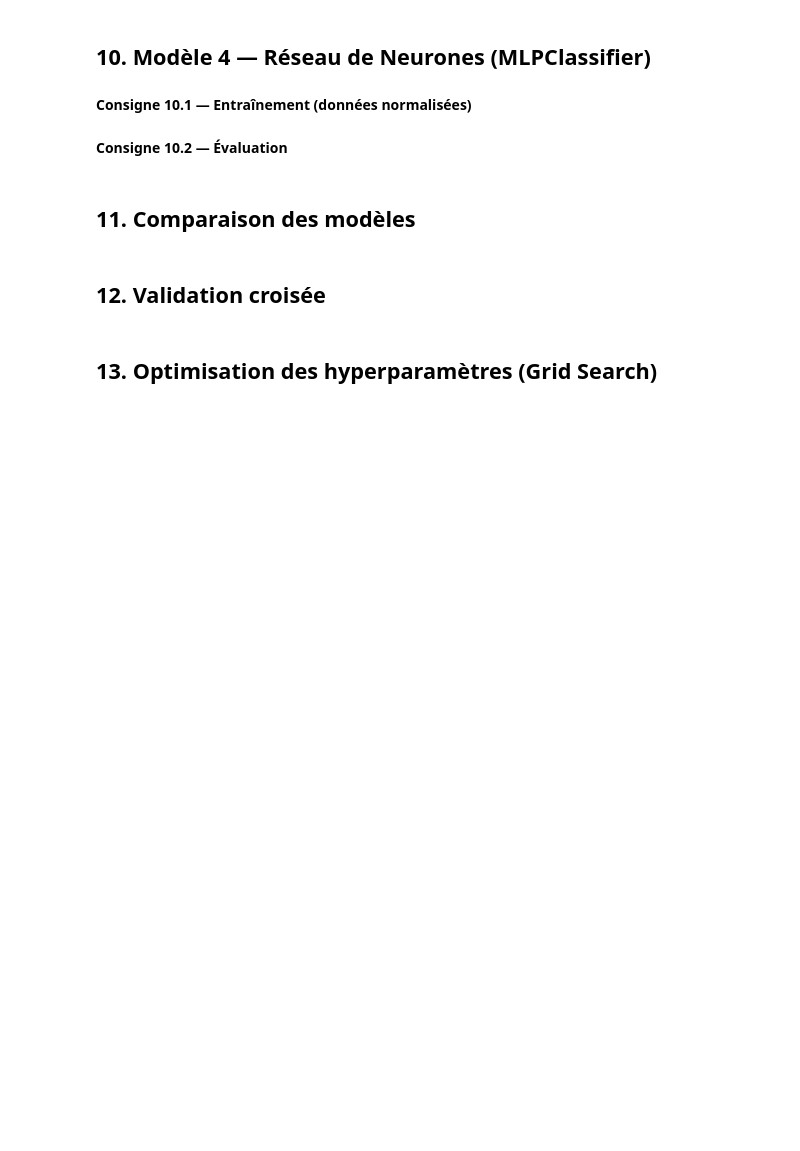
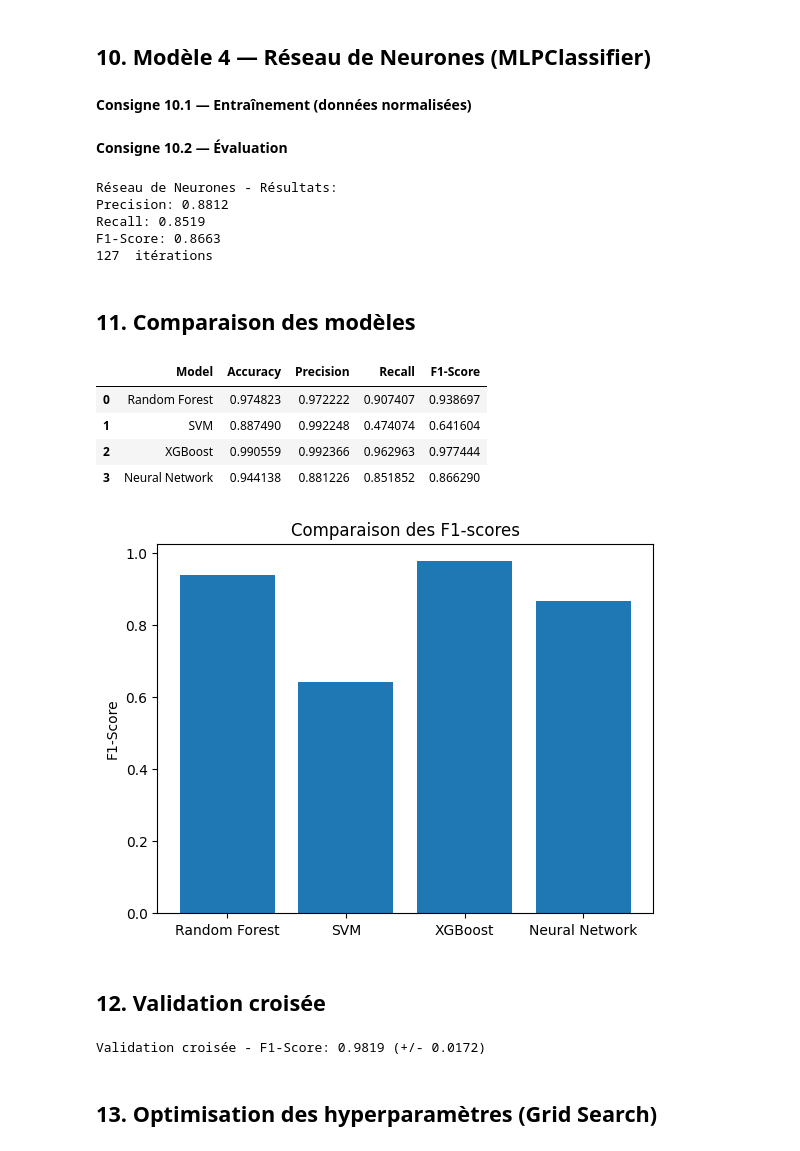
Before and after one commit to samyachd/youtube_ML, a Jupyter notebook: Project_ML_youtube_trending.ipynb, the cells around one changed output. Cells and saved outputs as stored; diff of their text form; code cells hidden in the pictures; blank space fills up the shorter version.

```diff
--- a/Project_ML_youtube_trending.ipynb
+++ b/Project_ML_youtube_trending.ipynb
@@ -284,49 +419,64 @@ None
 **Consigne 10.1 — Entraînement (données normalisées)**
 # %%
 # VOTRE CODE ICI - Section 10.1
-# from sklearn.neural_network import MLPClassifier
-# nn_model = MLPClassifier(hidden_layer_sizes=(100, 50), activation='relu', solver='adam', max_iter=1000, random_state=42)
-# nn_model.fit(X_train_scaled, y_train)
-# nn_predictions = nn_model.predict(X_test_scaled)
+from sklearn.neural_network import MLPClassifier
+nn_model = MLPClassifier(hidden_layer_sizes=(100, 50), activation='relu', solver='adam', max_iter=1000, random_state=42)
+nn_model.fit(X_train, y_train)
+nn_predictions = nn_model.predict(X_test)
 # %% [markdown]
 **Consigne 10.2 — Évaluation**
 # %%
 # VOTRE CODE ICI - Section 10.2
-# print("Réseau de Neurones - Résultats:")
-# ....
-# print(f"Precision: {precision_score(y_test, nn_predictions):.4f}")
-# print(f"Recall: {recall_score(y_test, nn_predictions):.4f}")
-# print(f"F1-Score: {f1_score(y_test, nn_predictions):.4f}")
-# # Nombre d'itérations
-# # ....
+print("Réseau de Neurones - Résultats:")
+print(f"Precision: {precision_score(y_test, nn_predictions):.4f}")
+print(f"Recall: {recall_score(y_test, nn_predictions):.4f}")
+print(f"F1-Score: {f1_score(y_test, nn_predictions):.4f}")
+# Nombre d'itérations
+print(nn_model.n_iter_," itérations")
+# %% [output]
+Réseau de Neurones - Résultats:
+Precision: 0.8812
+Recall: 0.8519
+F1-Score: 0.8663
+127  itérations
 # %% [markdown]
 ## 11. Comparaison des modèles
 # %%
 # VOTRE CODE ICI - Section 11.1
-# import pandas as pd
-# results = []
-# # Remplir en fonction des métriques calculées plus haut
-# # results.append({'Model': 'Random Forest', 'Accuracy': ..., 'Precision': ..., 'Recall': ..., 'F1-Score': ...})
-# # results.append({'Model': 'SVM', 'Accuracy': ..., 'Precision': ..., 'Recall': ..., 'F1-Score': ...})
-# # if xgb_predictions is not None: results.append({'Model': 'XGBoost', 'Accuracy': ..., 'Precision': ..., 'Recall': ..., 'F1-Score': ...})
-# # results.append({'Model': 'Neural Network', 'Accuracy': ..., 'Precision': ..., 'Recall': ..., 'F1-Score': ...})
-# results_df = pd.DataFrame(results)
-# display(results_df)
-# # Graphique comparatif des F1-scores (optionnel)
-# # import matplotlib.pyplot as plt
-# # plt.figure()
-# # plt.bar(results_df['Model'], results_df['F1-Score'])
-# # plt.title('Comparaison des F1-scores')
-# # plt.ylabel('F1-Score')
-# # plt.show()
+
+results = []
+
+results.append({'Model': 'Random Forest', 'Accuracy': accuracy_score(y_test, rf_predictions), 'Precision': precision_score(y_test, rf_predictions), 'Recall': recall_score(y_test, rf_predictions), 'F1-Score': f1_score(y_test, rf_predictions)})
+results.append({'Model': 'SVM', 'Accuracy': accuracy_score(y_test, svc_predictions), 'Precision': precision_score(y_test, svc_predictions), 'Recall': recall_score(y_test, svc_predictions), 'F1-Score': f1_score(y_test, svc_predictions)})
+results.append({'Model': 'XGBoost', 'Accuracy': accuracy_score(y_test, xgb_predictions), 'Precision': precision_score(y_test, xgb_predictions), 'Recall': recall_score(y_test, xgb_predictions), 'F1-Score': f1_score(y_test, xgb_predictions)})
+results.append({'Model': 'Neural Network', 'Accuracy': accuracy_score(y_test, nn_predictions), 'Precision': precision_score(y_test, nn_predictions), 'Recall': recall_score(y_test, nn_predictions), 'F1-Score': f1_score(y_test, nn_predictions)})
+results_df = pd.DataFrame(results)
+display(results_df)
+# Graphique comparatif des F1-scores (optionnel)
+
+plt.figure()
+plt.bar(results_df['Model'], results_df['F1-Score'])
+plt.title('Comparaison des F1-scores')
+plt.ylabel('F1-Score')
+plt.show()
+# %% [output]
+|  | Model | Accuracy | Precision | Recall | F1-Score |
+| 0 | Random Forest | 0.974823 | 0.972222 | 0.907407 | 0.938697 |
+| 1 | SVM | 0.887490 | 0.992248 | 0.474074 | 0.641604 |
+| 2 | XGBoost | 0.990559 | 0.992366 | 0.962963 | 0.977444 |
+| 3 | Neural Network | 0.944138 | 0.881226 | 0.851852 | 0.866290 |
+[figure, added]
 # %% [markdown]
 ## 12. Validation croisée
 # %%
 # VOTRE CODE ICI - Section 12.1
-# from sklearn.model_selection import cross_val_score
-# # Exemple avec Random Forest (remplacez par votre meilleur modèle)
-# # scores = cross_val_score(rf_model, X_train, y_train, cv=5, scoring='f1', n_jobs=-1)
-# # print(f"Validation croisée - F1-Score: {scores.mean():.4f} (+/- {scores.std() * 2:.4f})")
+warnings.filterwarnings("ignore", category=UserWarning, module="pkg_resources")
+from sklearn.model_selection import cross_val_score
+# Exemple avec Random Forest (remplacez par votre meilleur modèle)
+scores = cross_val_score(xgb_model, X, y, cv=5, scoring='f1', n_jobs=-1)
+print(f"Validation croisée - F1-Score: {scores.mean():.4f} (+/- {scores.std() * 2:.4f})")
+# %% [output]
+Validation croisée - F1-Score: 0.9819 (+/- 0.0172)
 # %% [markdown]
 ## 13. Optimisation des hyperparamètres (Grid Search)
 # %%
```
Also changed, not shown: parts of 24 cells of this notebook, 4 other files.
